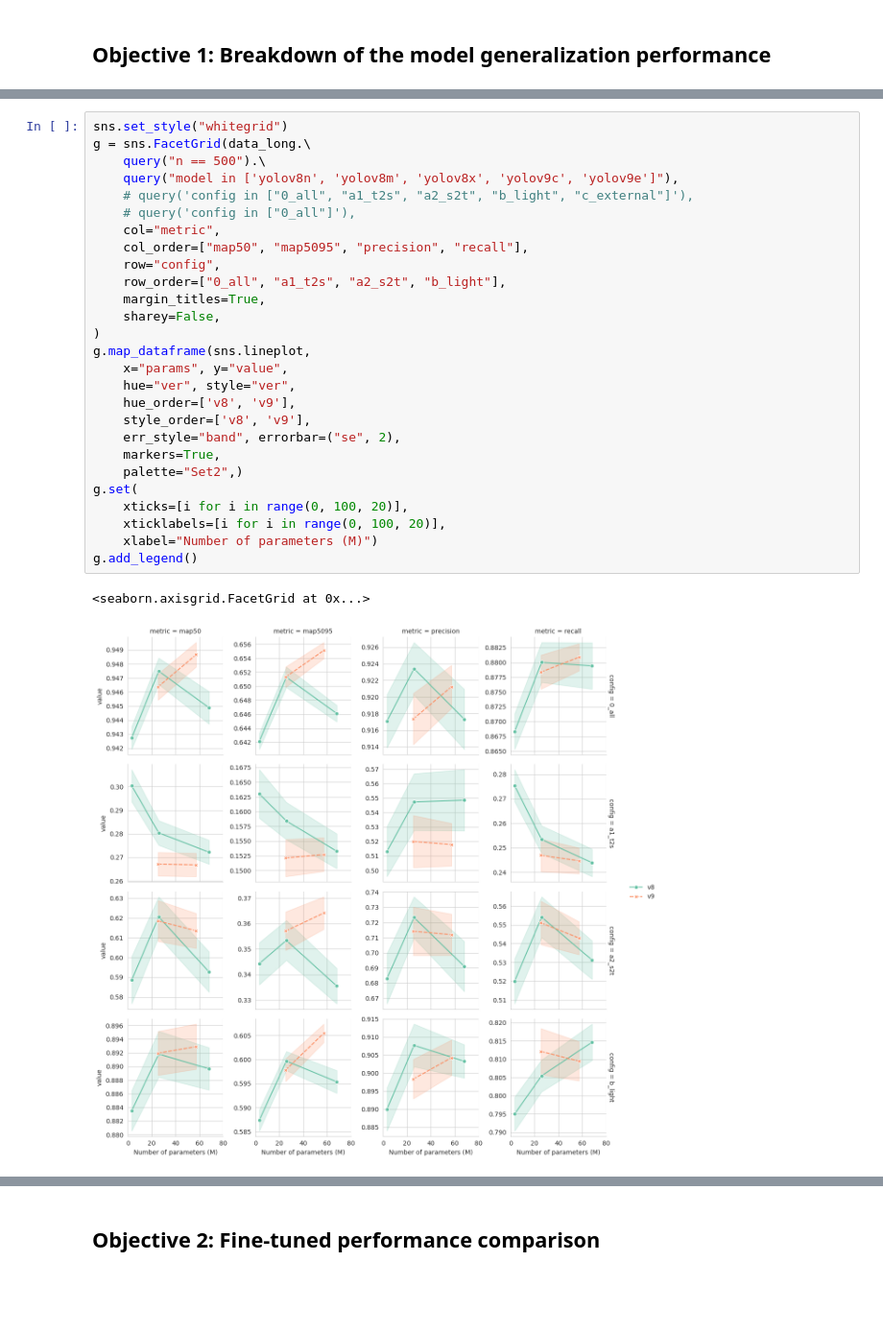
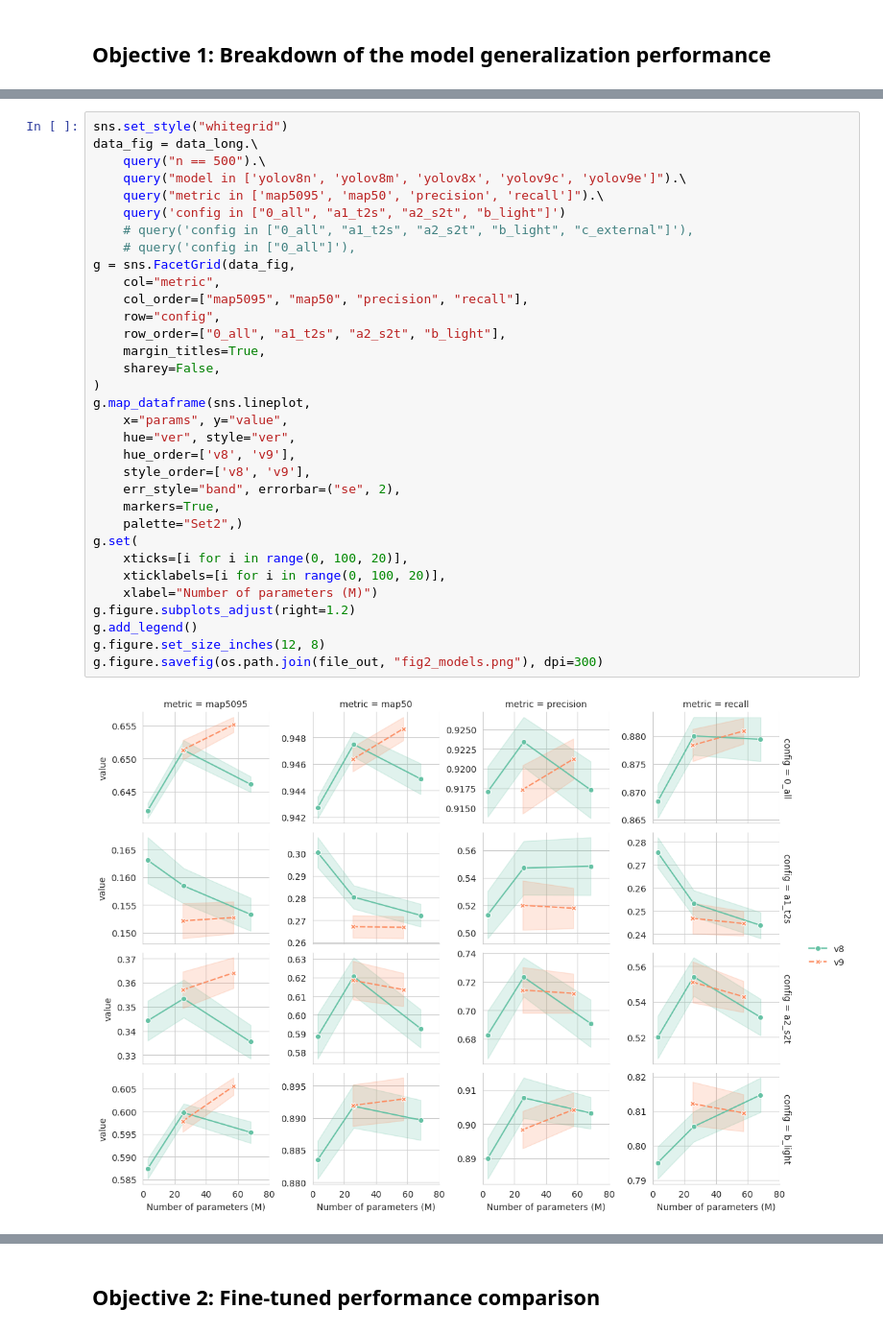
Before and after one commit to Niche-Squad/COLO, a Jupyter notebook: _3_evaluate.ipynb, the cells around one changed output, grey strips where cells are left out. Shown at 96% size. Drawn from its saved outputs; the diff is of its cells as text; blank space fills up the shorter version.

```diff
--- a/_3_evaluate.ipynb
+++ b/_3_evaluate.ipynb
@@ -209,31 +218,36 @@ data_long.\
 1600 rows × 9 columns
 # %%
 sns.set_style("whitegrid")
-g = sns.FacetGrid(data_long.\
+data_fig = data_long.\
     query("n == 500").\
-    query("model in ['yolov8n', 'yolov8m', 'yolov8x', 'yolov9c', 'yolov9e']"),
+    query("model in ['yolov8n', 'yolov8m', 'yolov8x', 'yolov9c', 'yolov9e']").\
+    query("metric in ['map5095', 'map50', 'precision', 'recall']").\
+    query('config in ["0_all", "a1_t2s", "a2_s2t", "b_light"]')
     # query('config in ["0_all", "a1_t2s", "a2_s2t", "b_light", "c_external"]'),
     # query('config in ["0_all"]'),
+g = sns.FacetGrid(data_fig,
     col="metric",
-    col_order=["map50", "map5095", "precision", "recall"],
+    col_order=["map5095", "map50", "precision", "recall"],
     row="config",
     row_order=["0_all", "a1_t2s", "a2_s2t", "b_light"],
     margin_titles=True,
     sharey=False,
 )
 g.map_dataframe(sns.lineplot,
     x="params", y="value",
     hue="ver", style="ver",
     hue_order=['v8', 'v9'],
     style_order=['v8', 'v9'],
     err_style="band", errorbar=("se", 2),
     markers=True,
     palette="Set2",)
 g.set(
     xticks=[i for i in range(0, 100, 20)],
     xticklabels=[i for i in range(0, 100, 20)],
     xlabel="Number of parameters (M)")
+g.figure.subplots_adjust(right=1.2)
 g.add_legend()
+g.figure.set_size_inches(12, 8)
+g.figure.savefig(os.path.join(file_out, "fig2_models.png"), dpi=300)
 # %% [output]
-<seaborn.axisgrid.FacetGrid at 0x...>
-[figure, old version]
+[figure, new version]
```
Also changed, not shown: parts of 14 cells of this notebook, 2 other files.
